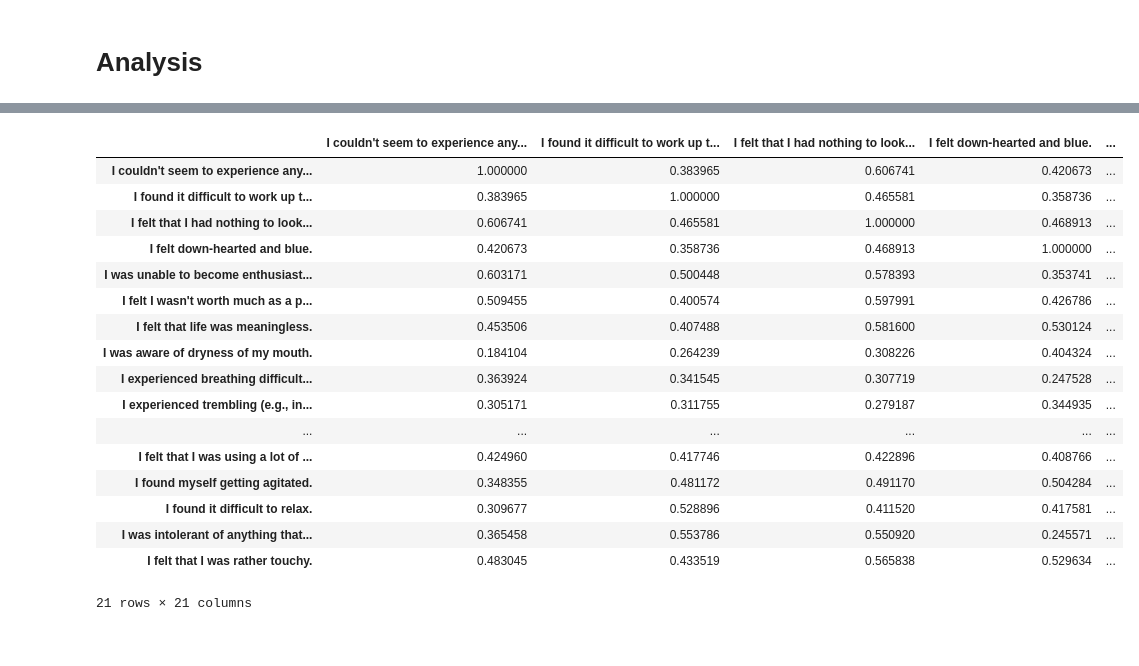
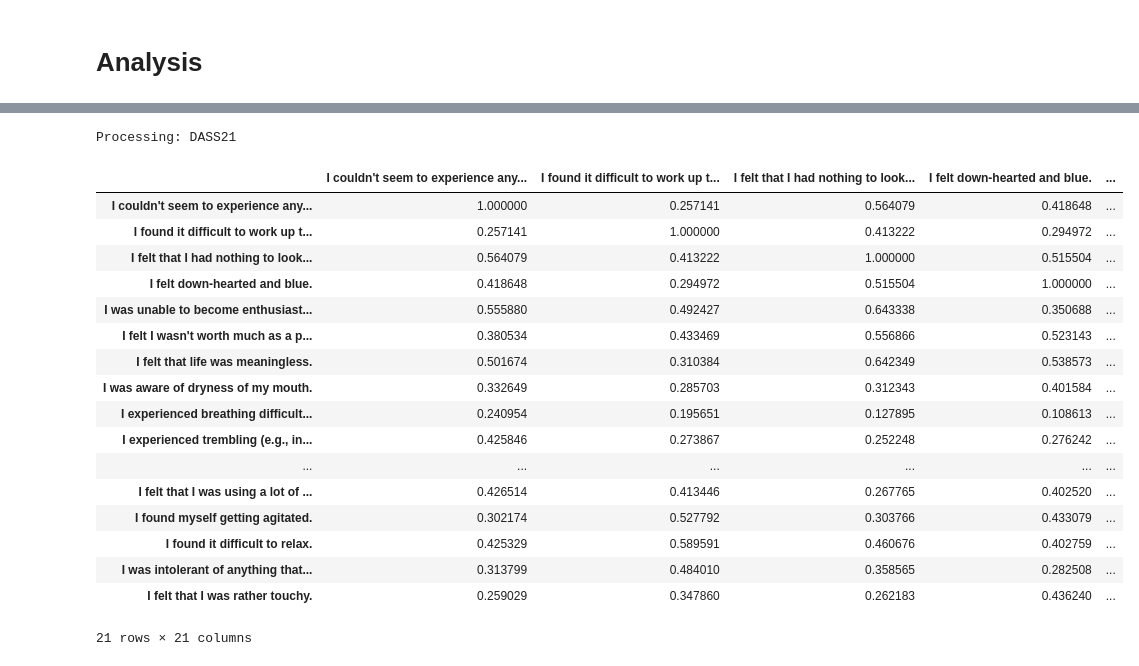
Before and after one commit to DamianoDurso/Network-Boundary-Detection, a Jupyter notebook: From_items_to_Cosine.ipynb, the cells around one changed output, grey strips where cells are left out. Cells and saved outputs as stored; diff of their text form; code cells hidden in the pictures.

```diff
--- a/From_items_to_Cosine.ipynb
+++ b/From_items_to_Cosine.ipynb
@@ -98,32 +45,32 @@ model_short = ['distilroberta', 'mpnet', 'miniLM', 'e5', 'labse']
 
 # Create an instance of the analyzer
 analyzer = PsychologicalTestAnalyzer(models, model_short)
+# Example psychological test datasets (replace with actual DataFrames)
 
-# Example psychological test datasets (replace with actual DataFrames)
-test_dataframes = {
-    "DASS21": pd.DataFrame(data['Clinical']['DASS21']['dataframe'])
-}
+test_dataframes = { "DASS21": pd.DataFrame(data['Clinical']['DASS21']['dataframe']) }
 
 # Run the full analysis
 out = analyzer.analyze_tests(test_dataframes)
+# %% [output]
+Processing: DASS21
-# %%
-pd.DataFrame(out[4])
-# %% [output]
-|  | I couldn't seem to experience any... | I found it difficult to work up t... | I felt that I had nothing to look... | I felt down-hearted and blue. | ... |
-| I couldn't seem to experience any... | 1.000000 | 0.383965 | 0.606741 | 0.420673 | ... |
-| I found it difficult to work up t... | 0.383965 | 1.000000 | 0.465581 | 0.358736 | ... |
-| I felt that I had nothing to look... | 0.606741 | 0.465581 | 1.000000 | 0.468913 | ... |
-| I felt down-hearted and blue. | 0.420673 | 0.358736 | 0.468913 | 1.000000 | ... |
-| I was unable to become enthusiast... | 0.603171 | 0.500448 | 0.578393 | 0.353741 | ... |
-| I felt I wasn't worth much as a p... | 0.509455 | 0.400574 | 0.597991 | 0.426786 | ... |
-| I felt that life was meaningless. | 0.453506 | 0.407488 | 0.581600 | 0.530124 | ... |
-| I was aware of dryness of my mouth. | 0.184104 | 0.264239 | 0.308226 | 0.404324 | ... |
-| I experienced breathing difficult... | 0.363924 | 0.341545 | 0.307719 | 0.247528 | ... |
-| I experienced trembling (e.g., in... | 0.305171 | 0.311755 | 0.279187 | 0.344935 | ... |
-| ... | ... | ... | ... | ... | ... |
-| I felt that I was using a lot of ... | 0.424960 | 0.417746 | 0.422896 | 0.408766 | ... |
-| I found myself getting agitated. | 0.348355 | 0.481172 | 0.491170 | 0.504284 | ... |
-| I found it difficult to relax. | 0.309677 | 0.528896 | 0.411520 | 0.417581 | ... |
-| I was intolerant of anything that... | 0.365458 | 0.553786 | 0.550920 | 0.245571 | ... |
-| I felt that I was rather touchy. | 0.483045 | 0.433519 | 0.565838 | 0.529634 | ... |
-21 rows × 21 columns
+# %%
+out['DASS21'][1]
+# %% [output]
+|  | I couldn't seem to experience any... | I found it difficult to work up t... | I felt that I had nothing to look... | I felt down-hearted and blue. | ... |
+| I couldn't seem to experience any... | 1.000000 | 0.257141 | 0.564079 | 0.418648 | ... |
+| I found it difficult to work up t... | 0.257141 | 1.000000 | 0.413222 | 0.294972 | ... |
+| I felt that I had nothing to look... | 0.564079 | 0.413222 | 1.000000 | 0.515504 | ... |
+| I felt down-hearted and blue. | 0.418648 | 0.294972 | 0.515504 | 1.000000 | ... |
+| I was unable to become enthusiast... | 0.555880 | 0.492427 | 0.643338 | 0.350688 | ... |
+| I felt I wasn't worth much as a p... | 0.380534 | 0.433469 | 0.556866 | 0.523143 | ... |
+| I felt that life was meaningless. | 0.501674 | 0.310384 | 0.642349 | 0.538573 | ... |
+| I was aware of dryness of my mouth. | 0.332649 | 0.285703 | 0.312343 | 0.401584 | ... |
+| I experienced breathing difficult... | 0.240954 | 0.195651 | 0.127895 | 0.108613 | ... |
+| I experienced trembling (e.g., in... | 0.425846 | 0.273867 | 0.252248 | 0.276242 | ... |
+| ... | ... | ... | ... | ... | ... |
+| I felt that I was using a lot of ... | 0.426514 | 0.413446 | 0.267765 | 0.402520 | ... |
+| I found myself getting agitated. | 0.302174 | 0.527792 | 0.303766 | 0.433079 | ... |
+| I found it difficult to relax. | 0.425329 | 0.589591 | 0.460676 | 0.402759 | ... |
+| I was intolerant of anything that... | 0.313799 | 0.484010 | 0.358565 | 0.282508 | ... |
+| I felt that I was rather touchy. | 0.259029 | 0.347860 | 0.262183 | 0.436240 | ... |
+21 rows × 21 columns
```
Also changed, not shown: parts of 4 cells of this notebook.
